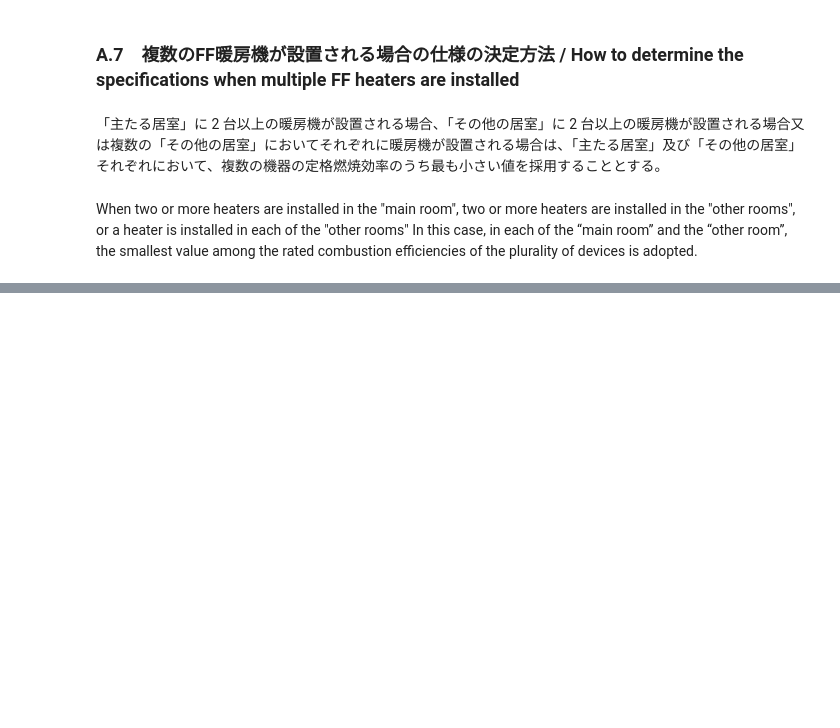
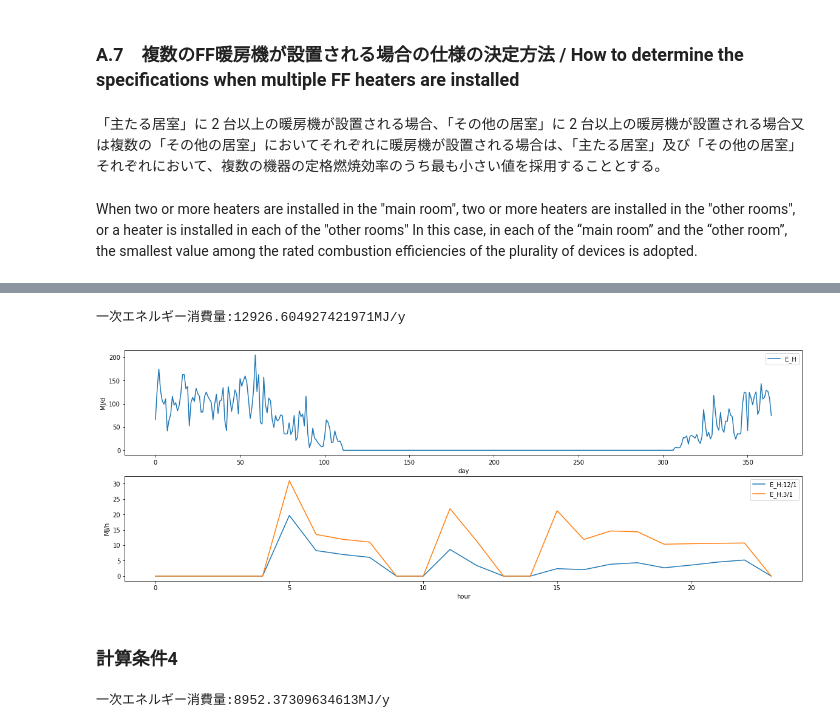
Before and after one commit to BRI-EES-House/Logic-EES-WEB, a Jupyter notebook: s04_04_ff_type_heating.ipynb, the cells around one changed output, grey strips where cells are left out. Drawn from its saved outputs; the diff is of its cells as text; code cells hidden in the pictures; blank space fills up the shorter version.

```diff
--- a/s04_04_ff_type_heating.ipynb
+++ b/s04_04_ff_type_heating.ipynb
@@ -316,0 +515,24 @@ def get_e_rtd_from_multi_devices(e_rtd_list):
+# %%
+param = {"region": 6, "A_A": 90, "A_MR": 25, "A_OR": 40, "A_env": 250, "U_A": 0.87, "eta_A_H": 4.3, "eta_A_C": 2.8}
+H_MR = {'type': 'FF暖房機', 'e_rtd_H': 0.860}
+H_OR = None
+i = 1
+
+_E_H_d_t_3 = calc_results(param, H_MR, H_OR, i)
+# %% [output]
+一次エネルギー消費量:12926.604927421971MJ/y
+# %%
+get_each_graph(_E_H_d_t_3)
+# %% [output]
+[figure, added]
+# %% [markdown]
+### 計算条件4
+# %%
+param = {"region": 6, "A_A": 120.08, "A_MR": 29.81, "A_OR": 51.34, "A_env": 307.51, "U_A": 0.6, "eta_A_H": 4.3, "eta_A_C": 2.8}
+H_MR = {'type': 'FF暖房機', 'e_rtd_H': 0.860}
+H_OR = None
+i = 1
+
+_E_H_d_t_4 = calc_results(param, H_MR, H_OR, i)
+# %% [output]
+一次エネルギー消費量:8952.37309634613MJ/y
```
Also changed, not shown: parts of 33 cells of this notebook.
